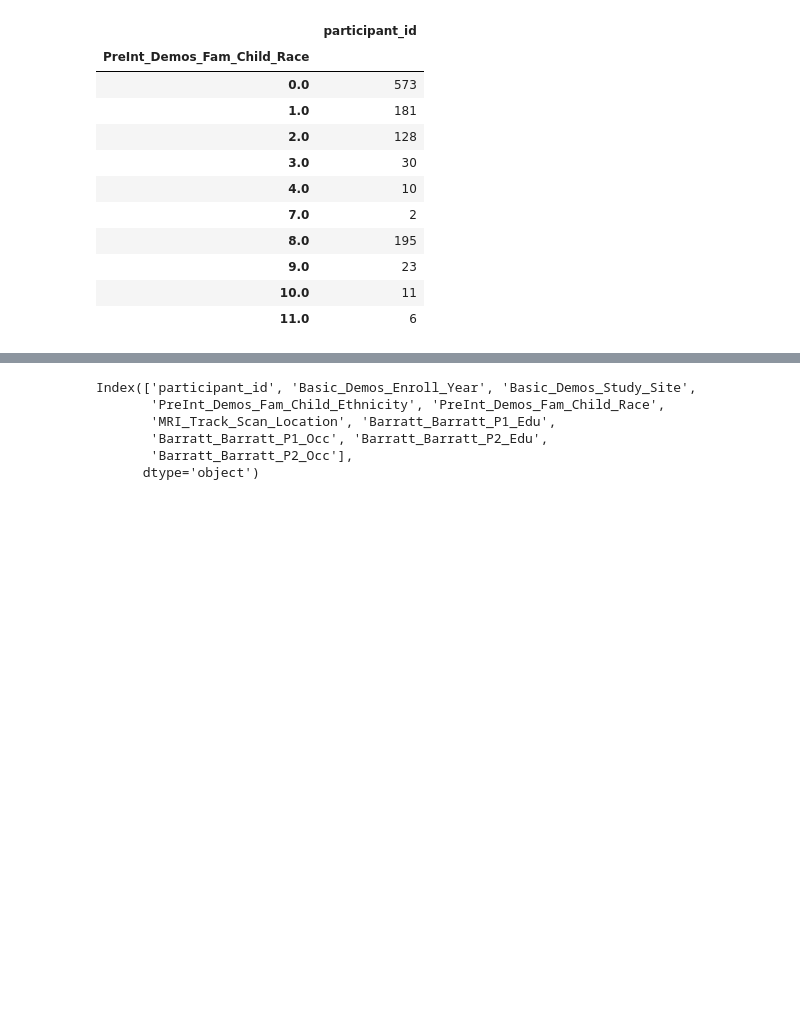
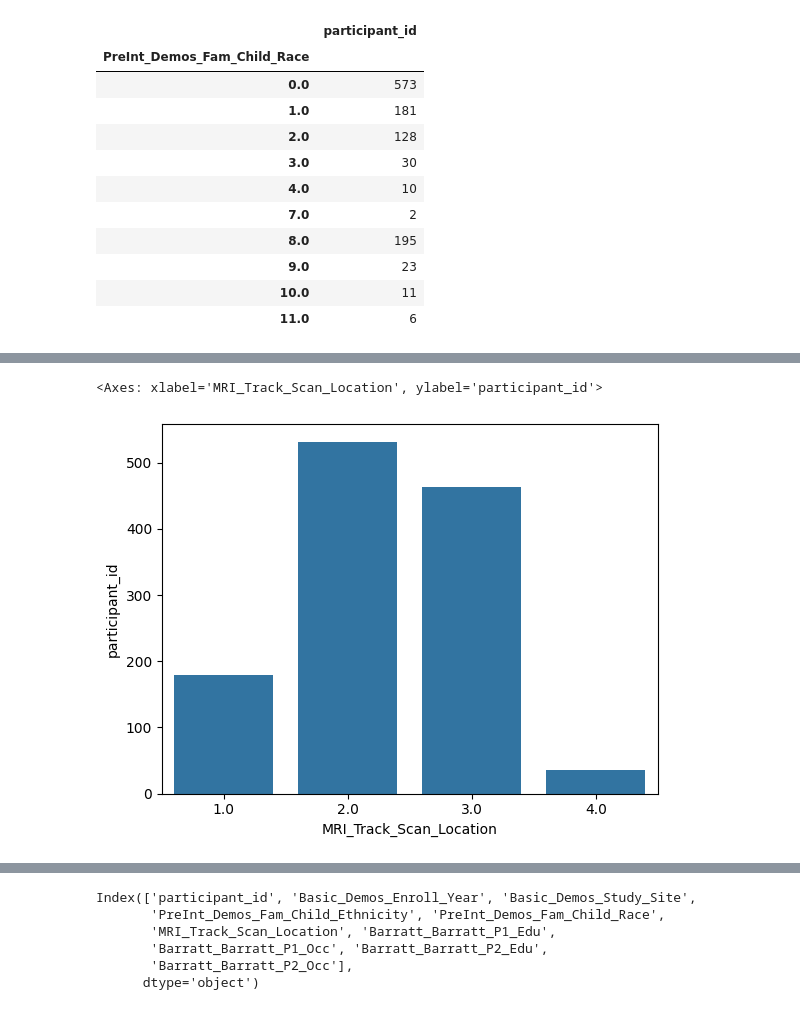
Before and after one commit to AngC1998/WiDS-Datathon-2025, a Jupyter notebook: WiDS_Datathon_2025.ipynb, the cells around one changed output, grey strips where cells are left out. Cells and saved outputs as stored; diff of their text form; code cells hidden in the pictures; blank space fills up the shorter version.

```diff
--- a/WiDS_Datathon_2025.ipynb
+++ b/WiDS_Datathon_2025.ipynb
@@ -160,0 +164,4 @@ sns.barplot(x='PreInt_Demos_Fam_Child_Ethnicity', y='participant_id', data=race_
+# %%
+location_count = train_categorical_df.groupby('MRI_Track_Scan_Location').count()['participant_id']
+location_count = location_count.to_frame()
+location_count
@@ -160,0 +175,5 @@ sns.barplot(x='PreInt_Demos_Fam_Child_Ethnicity', y='participant_id', data=race_
+# %%
+sns.barplot(x='MRI_Track_Scan_Location', y='participant_id', data=location_count)
+# %% [output]
+<Axes: xlabel='MRI_Track_Scan_Location', ylabel='participant_id'>
+[figure, added]
```
Also changed, not shown: parts of 14 cells of this notebook.
